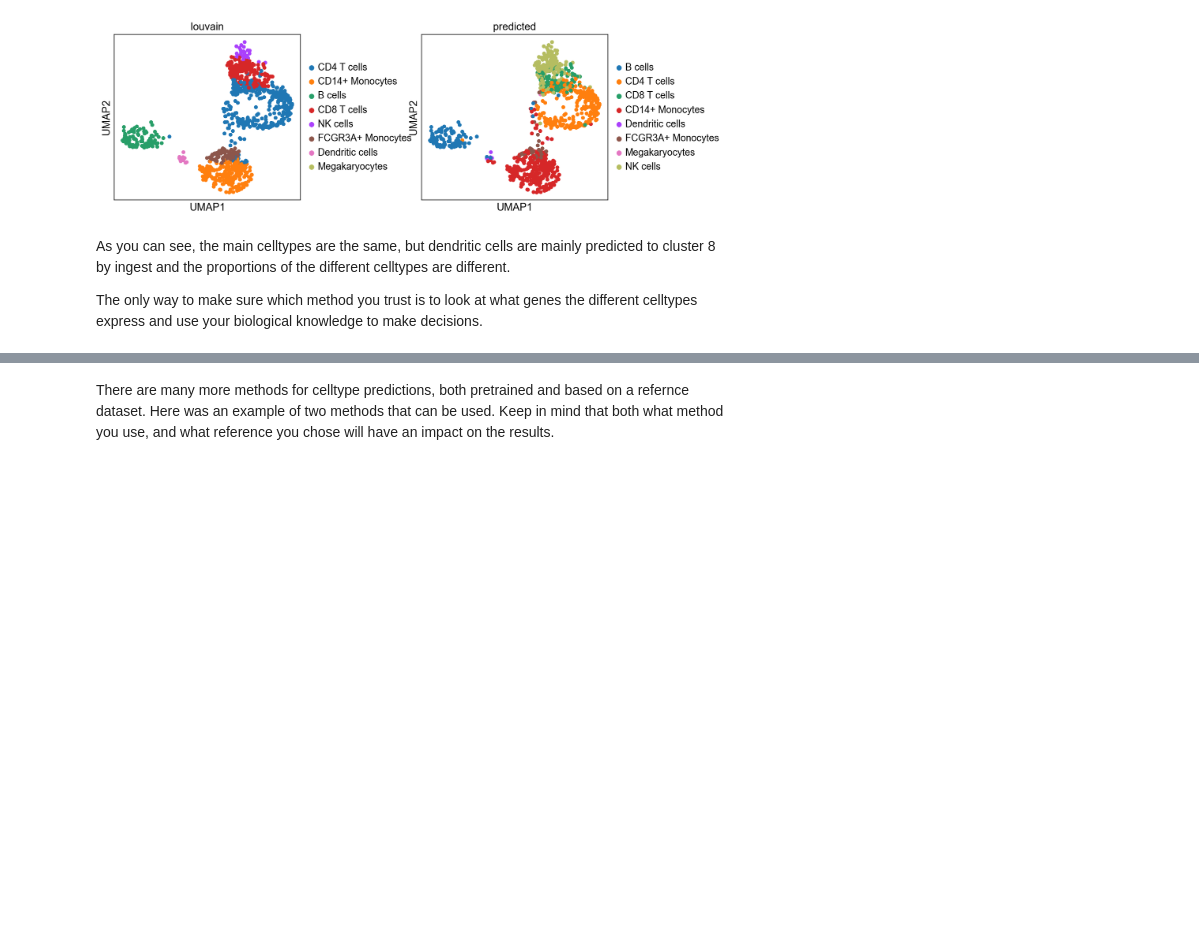
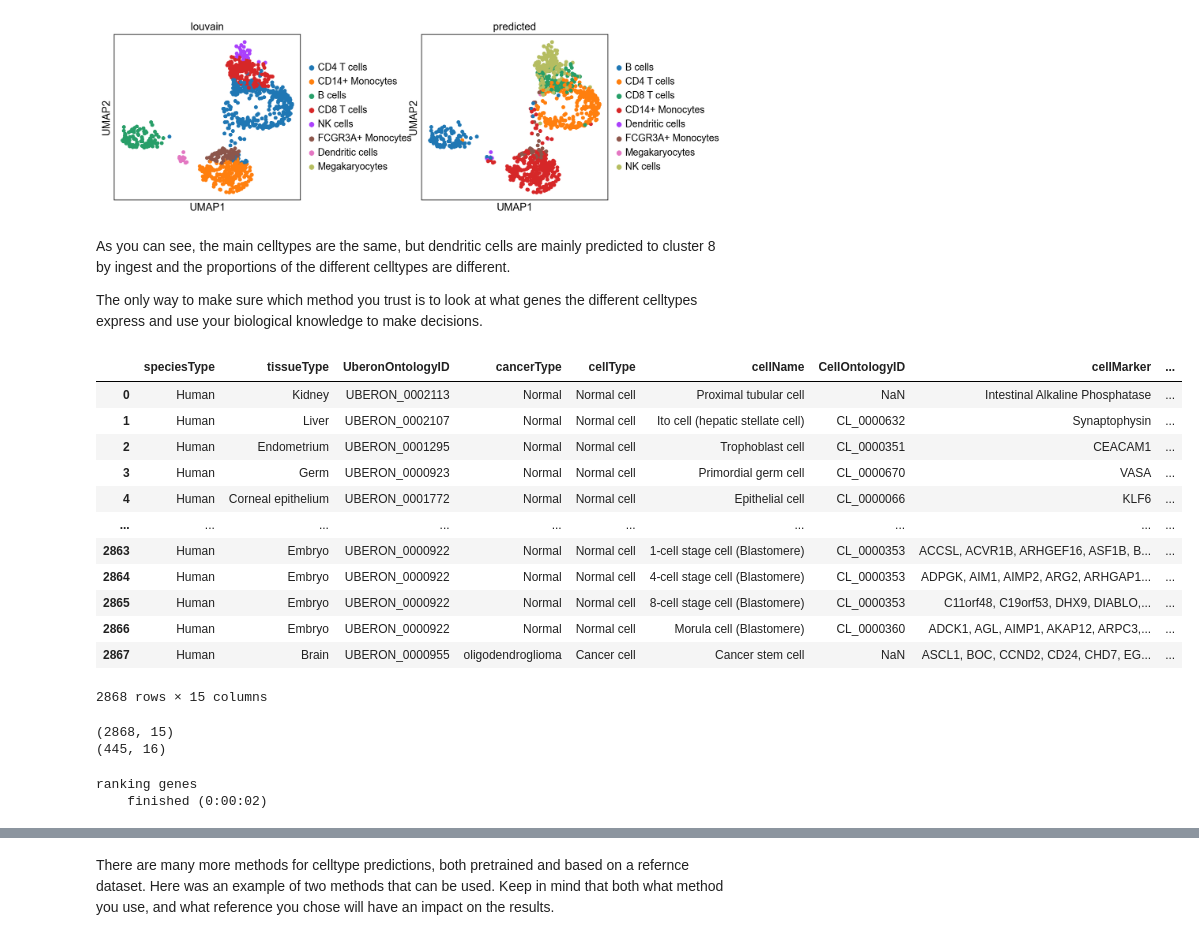
Before and after one commit to NBISweden/workshop-scRNAseq, a Jupyter notebook: labs/compiled/scanpy/scanpy_06_celltype.ipynb, the cells around one changed output, grey strips where cells are left out. Drawn from its saved outputs; the diff is of its cells as text; code cells hidden in the pictures; blank space fills up the shorter version.

```diff
--- a/labs/compiled/scanpy/scanpy_06_celltype.ipynb
+++ b/labs/compiled/scanpy/scanpy_06_celltype.ipynb
@@ -263,3 +263,33 @@ sc.pl.umap(adata, color=['louvain','predicted'], wspace=0.5)
 As you can see, the main celltypes are the same, but dendritic cells are mainly predicted to cluster 8 by ingest and the proportions of the different celltypes are different.
 
 The only way to make sure which method you trust is to look at what genes the different celltypes express and use your biological knowledge to make decisions.
+# %%
+df = pd.read_table('./data/CellMarker_list/Human_cell_markers.txt')
+df
+# %% [output]
+|  | speciesType | tissueType | UberonOntologyID | cancerType | cellType | cellName | CellOntologyID | cellMarker | ... |
+| 0 | Human | Kidney | UBERON_0002113 | Normal | Normal cell | Proximal tubular cell | NaN | Intestinal Alkaline Phosphatase | ... |
+| 1 | Human | Liver | UBERON_0002107 | Normal | Normal cell | Ito cell (hepatic stellate cell) | CL_0000632 | Synaptophysin | ... |
+| 2 | Human | Endometrium | UBERON_0001295 | Normal | Normal cell | Trophoblast cell | CL_0000351 | CEACAM1 | ... |
+| 3 | Human | Germ | UBERON_0000923 | Normal | Normal cell | Primordial germ cell | CL_0000670 | VASA | ... |
+| 4 | Human | Corneal epithelium | UBERON_0001772 | Normal | Normal cell | Epithelial cell | CL_0000066 | KLF6 | ... |
+| ... | ... | ... | ... | ... | ... | ... | ... | ... | ... |
+| 2863 | Human | Embryo | UBERON_0000922 | Normal | Normal cell | 1-cell stage cell (Blastomere) | CL_0000353 | ACCSL, ACVR1B, ARHGEF16, ASF1B, B... | ... |
+| 2864 | Human | Embryo | UBERON_0000922 | Normal | Normal cell | 4-cell stage cell (Blastomere) | CL_0000353 | ADPGK, AIM1, AIMP2, ARG2, ARHGAP1... | ... |
+| 2865 | Human | Embryo | UBERON_0000922 | Normal | Normal cell | 8-cell stage cell (Blastomere) | CL_0000353 | C11orf48, C19orf53, DHX9, DIABLO,... | ... |
+| 2866 | Human | Embryo | UBERON_0000922 | Normal | Normal cell | Morula cell (Blastomere) | CL_0000360 | ADCK1, AGL, AIMP1, AKAP12, ARPC3,... | ... |
+| 2867 | Human | Brain | UBERON_0000955 | oligodendroglioma | Cancer cell | Cancer stem cell | NaN | ASCL1, BOC, CCND2, CD24, CHD7, EG... | ... |
+2868 rows × 15 columns
+# %%
+# Filter for number of genes.
+print(df.shape)
+
+df['nG'] = df.geneSymbol.str.split(",").str.len()
+
+df = df[df['nG'] > 5]
+df = df[df['nG'] < 100]
+d = df[df['cancerType'] == "Normal"]
+print(df.shape)
+# %% [output]
+(2868, 15)
+(445, 16)
@@ -265,0 +299,6 @@ The only way to make sure which method you trust is to look at what genes the di
+# %%
+# run differential expression per cluster
+sc.tl.rank_genes_groups(adata, 'louvain_0.6', method='wilcoxon', key_added = "wilcoxon")
+# %% [output]
+ranking genes
+    finished (0:00:02)
```
Also changed, not shown: parts of 11 cells of this notebook, 32 other files.
